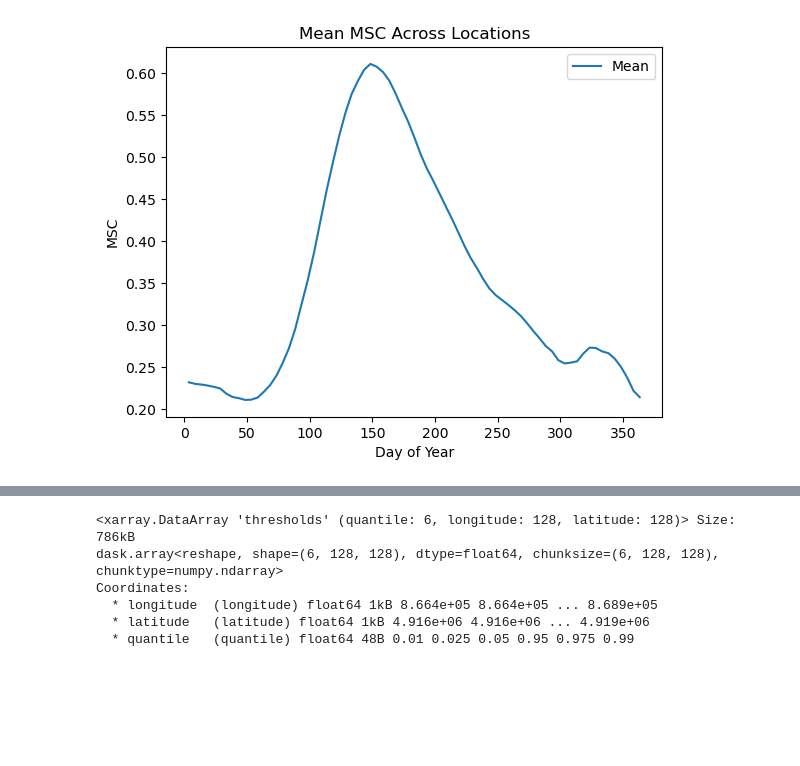
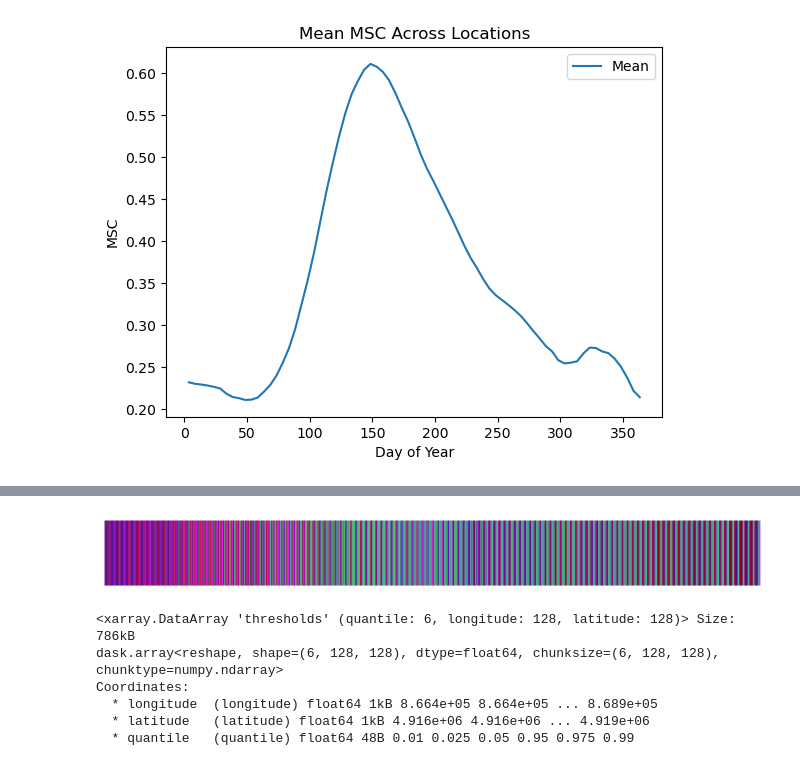
Before and after one commit to Clair3/RegionalExtremes, a Jupyter notebook: plt_results.ipynb, the cells around one changed output, grey strips where cells are left out. Saved outputs shown, nothing was run; the diff lists cells and outputs as text; code cells hidden in the pictures; blank space fills up the shorter version.

```diff
--- a/plt_results.ipynb
+++ b/plt_results.ipynb
@@ -146,3 +236,13 @@ TypeError: unsupported operand type(s) for -: 'method' and 'method'
+# %%
+# Create a color strip to check RGB values
+fig, ax = plt.subplots(figsize=(10, 1))
+for i, color in enumerate(rgb_normalized):
+    ax.add_patch(plt.Rectangle((i, 0), 1, 1, color=color))
+ax.set_xlim(0, len(rgb_normalized))
+ax.axis('off')
+plt.show()
+# %% [output]
+[figure, added]
 # %%
 bins_path = "/Net/Groups/BGI/scratch/crobin/PythonProjects/ExtremesProject/experiments/2024-11-25_18:41:43_deep_extreme_HR/EVI_EN/thresholds_1.zarr"
 data = xr.open_zarr(bins_path)
```
Also changed, not shown: parts of 7 cells of this notebook, 2 other files.
